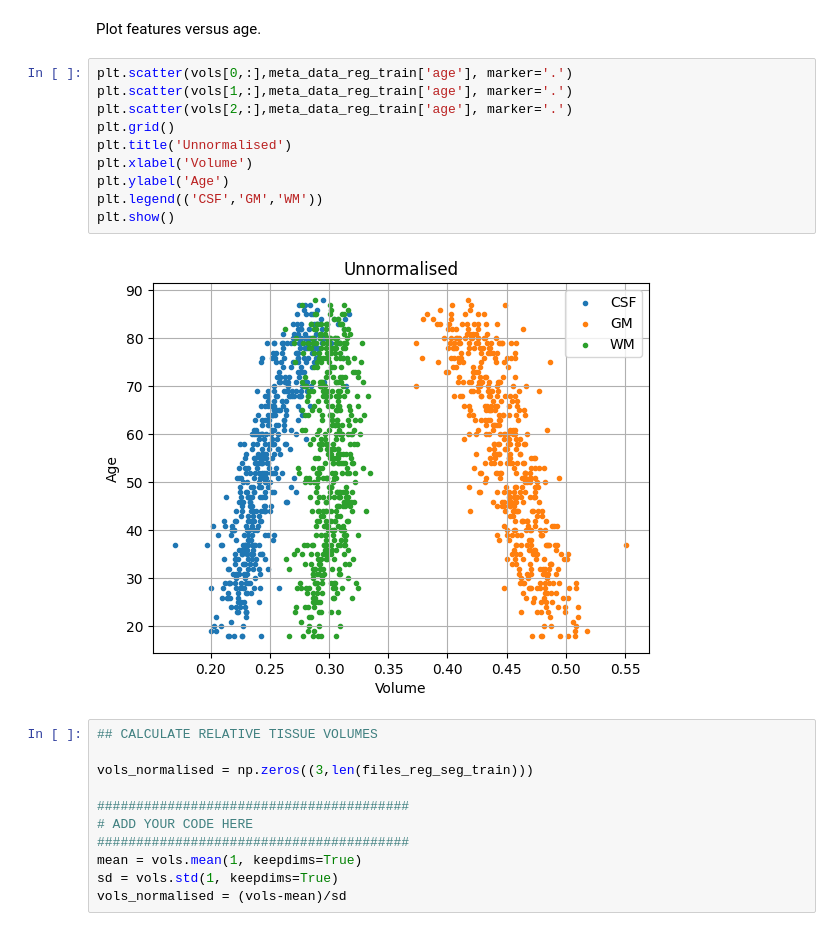
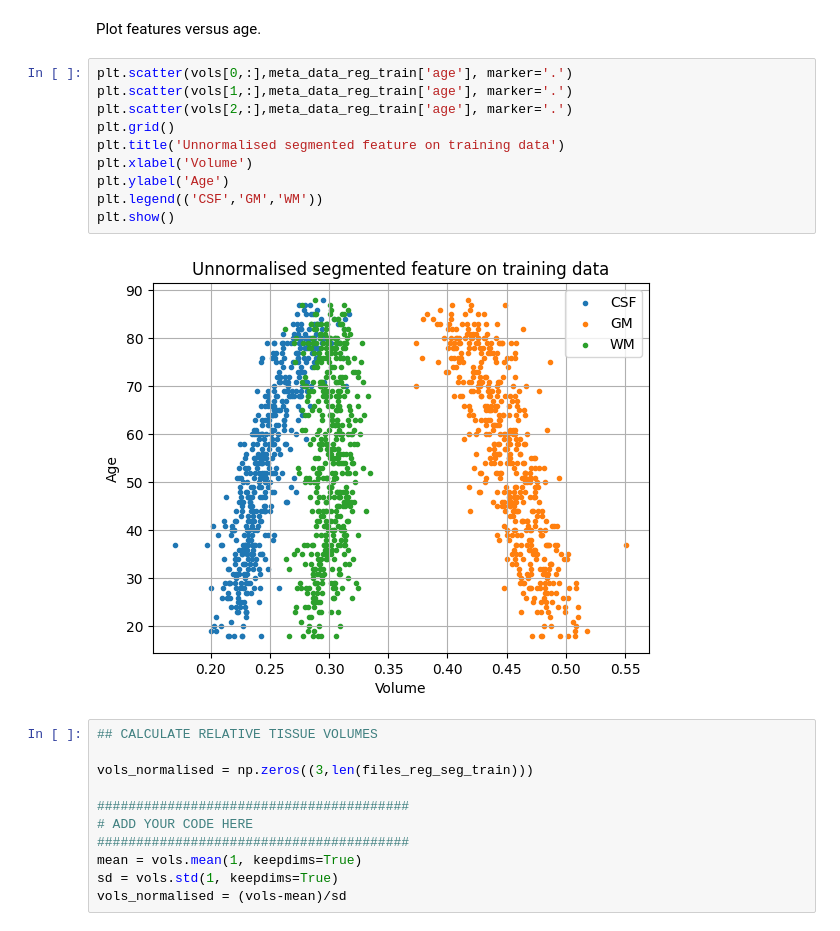
Before and after one commit to jdy22/ml_for_imaging, a Jupyter notebook: CW-Brain-Age-Regression.ipynb, the cells around one changed output. Saved outputs shown, nothing was run; the diff lists cells and outputs as text.

```diff
--- a/CW-Brain-Age-Regression.ipynb
+++ b/CW-Brain-Age-Regression.ipynb
@@ -761,15 +766,15 @@ Plot features versus age.
 # %%
 plt.scatter(vols[0,:],meta_data_reg_train['age'], marker='.')
 plt.scatter(vols[1,:],meta_data_reg_train['age'], marker='.')
 plt.scatter(vols[2,:],meta_data_reg_train['age'], marker='.')
 plt.grid()
-plt.title('Unnormalised')
+plt.title('Unnormalised segmented feature on training data')
 plt.xlabel('Volume')
 plt.ylabel('Age')
 plt.legend(('CSF','GM','WM'))
 plt.show()
 # %% [output]
-[figure, old version]
+[figure, new version]
 # %%
 ## CALCULATE RELATIVE TISSUE VOLUMES
 
```
Also changed, not shown: parts of 17 cells of this notebook.
